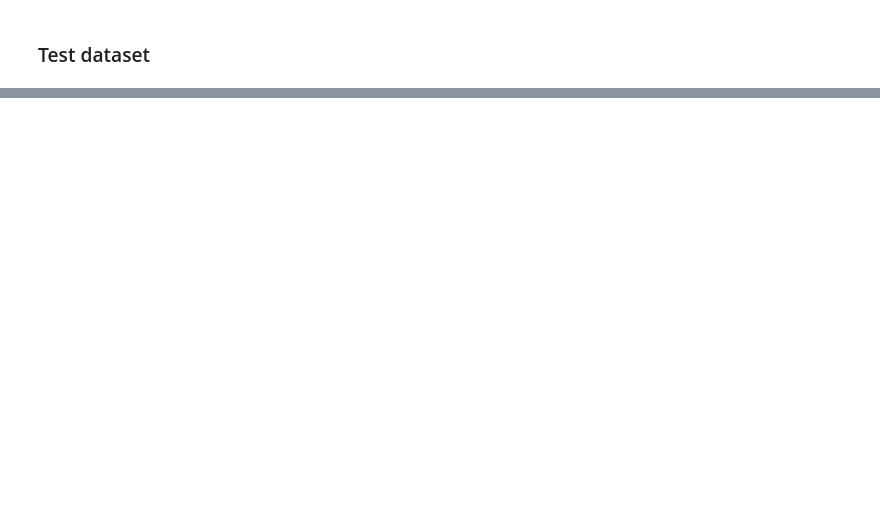
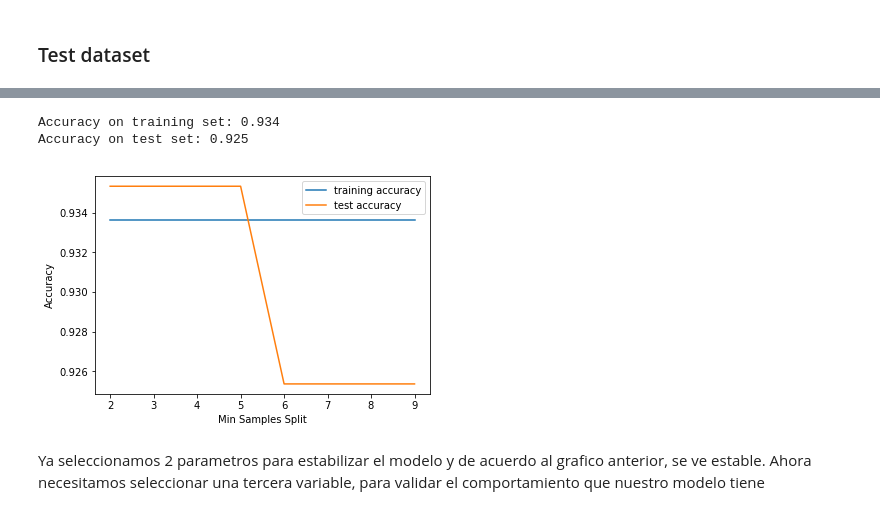
Before and after one commit to pcalderong/CervicalCancerNotebook, a Jupyter notebook: ProyectoDM.ipynb, the cells around one changed output, grey strips where cells are left out. Cells and saved outputs as stored; diff of their text form; code cells hidden in the pictures; blank space fills up the shorter version.

```diff
--- a/ProyectoDM.ipynb
+++ b/ProyectoDM.ipynb
@@ -223,0 +240,29 @@ plt.scatter(test.values[:, 0], test.values[:, 1], c=agg_class_test_result, s=100
+# %%
+from sklearn.tree import DecisionTreeClassifier
+
+training_acc = []
+test_acc = []
+
+depth = range(1, 10)
+for m in min_samples:
+    tree = DecisionTreeClassifier(max_depth=3,min_samples_split=m)
+    tree.fit(X_train, y_train)
+    training_acc.append(tree.score(X_train, y_train))
+    test_acc.append(tree.score(X_test, y_test))
+
+plt.plot(min_samples, training_acc, label="training accuracy")
+plt.plot(min_samples, test_acc, label="test accuracy")
+plt.ylabel("Accuracy")
+plt.xlabel("Min Samples Split")
+plt.legend()
+
+tree = DecisionTreeClassifier(max_depth=3,min_samples_split=6)
+tree.fit(X_train, y_train)
+print("Accuracy on training set: {:.3f}".format(tree.score(X_train, y_train)))
+print("Accuracy on test set: {:.3f}".format(tree.score(X_test, y_test)))
+# %% [output]
+Accuracy on training set: 0.934
+Accuracy on test set: 0.925
+[figure, added]
+# %% [markdown]
+Ya seleccionamos 2 parametros para estabilizar el modelo y de acuerdo al grafico anterior, se ve estable. Ahora necesitamos seleccionar una tercera variable, para validar el comportamiento que nuestro modelo tiene
```
Also changed, not shown: parts of 23 cells of this notebook.
